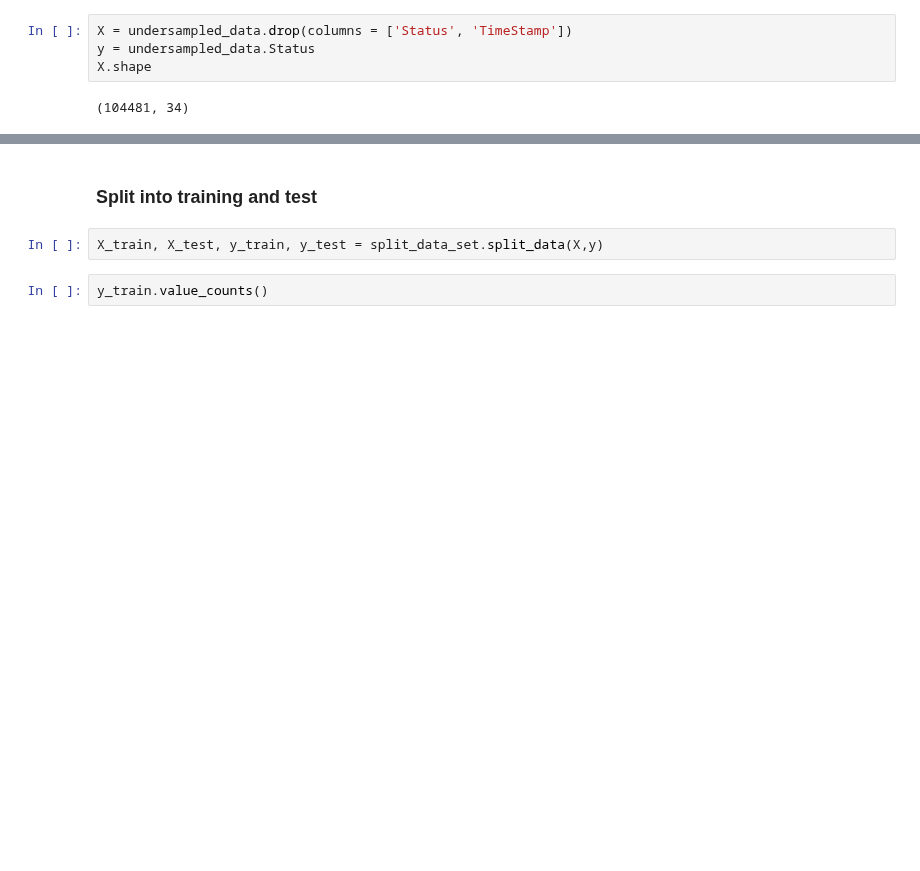
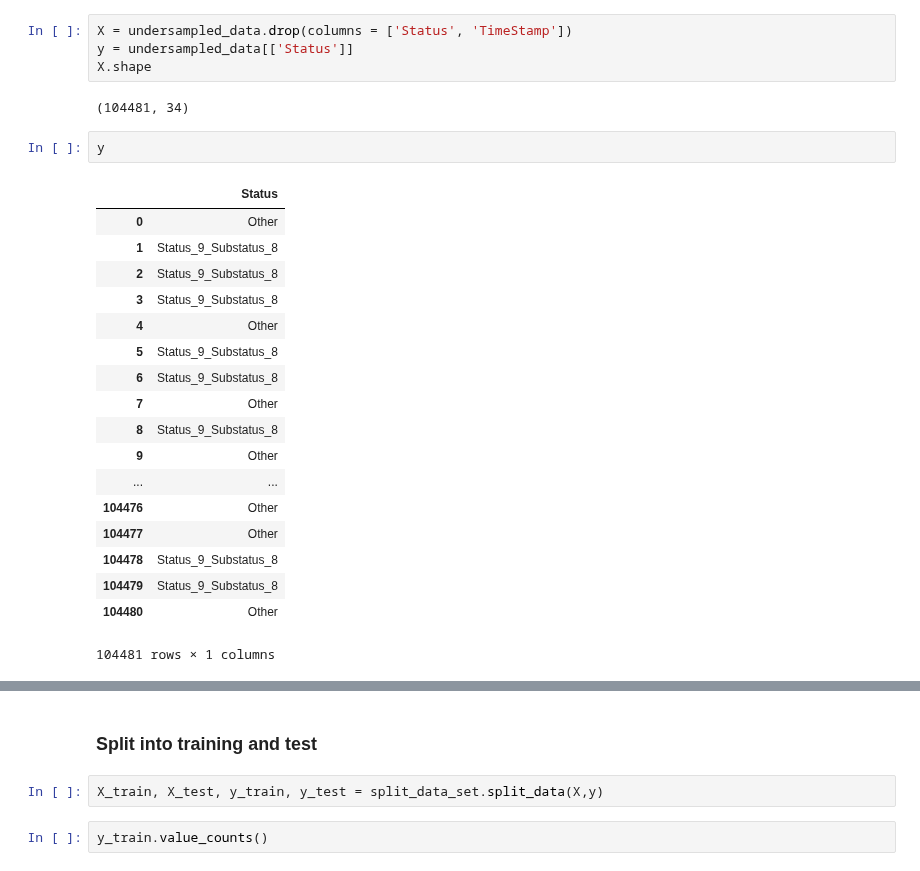
Before and after one commit to StianIsmar/project-thesis, a Jupyter notebook: TE/models/run_models.ipynb, the cells around one changed output, grey strips where cells are left out. Drawn from its saved outputs; the diff is of its cells as text; blank space fills up the shorter version.

```diff
--- a/TE/models/run_models.ipynb
+++ b/TE/models/run_models.ipynb
@@ -50,6 +61,27 @@ data_sampling.plot_balance(undersampled_data, 'Status')
 # %%
 X = undersampled_data.drop(columns = ['Status', 'TimeStamp'])
-y = undersampled_data.Status
+y = undersampled_data[['Status']]
 X.shape
 # %% [output]
 (104481, 34)
+# %%
+y
+# %% [output]
+|  | Status |
+| 0 | Other |
+| 1 | Status_9_Substatus_8 |
+| 2 | Status_9_Substatus_8 |
+| 3 | Status_9_Substatus_8 |
+| 4 | Other |
+| 5 | Status_9_Substatus_8 |
+| 6 | Status_9_Substatus_8 |
+| 7 | Other |
+| 8 | Status_9_Substatus_8 |
+| 9 | Other |
+| ... | ... |
+| 104476 | Other |
+| 104477 | Other |
+| 104478 | Status_9_Substatus_8 |
+| 104479 | Status_9_Substatus_8 |
+| 104480 | Other |
+104481 rows × 1 columns
```
Also changed, not shown: parts of 9 cells of this notebook.
